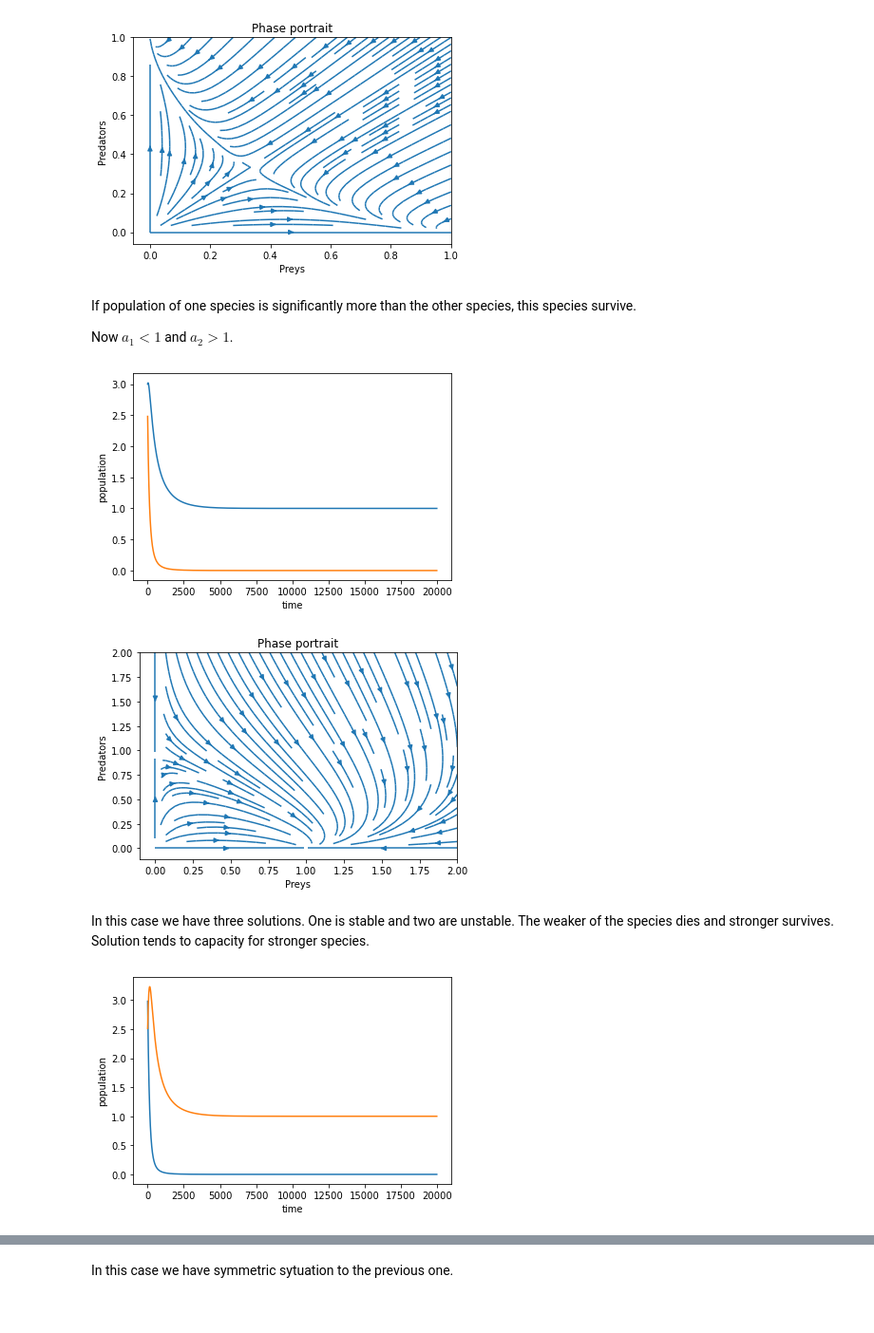
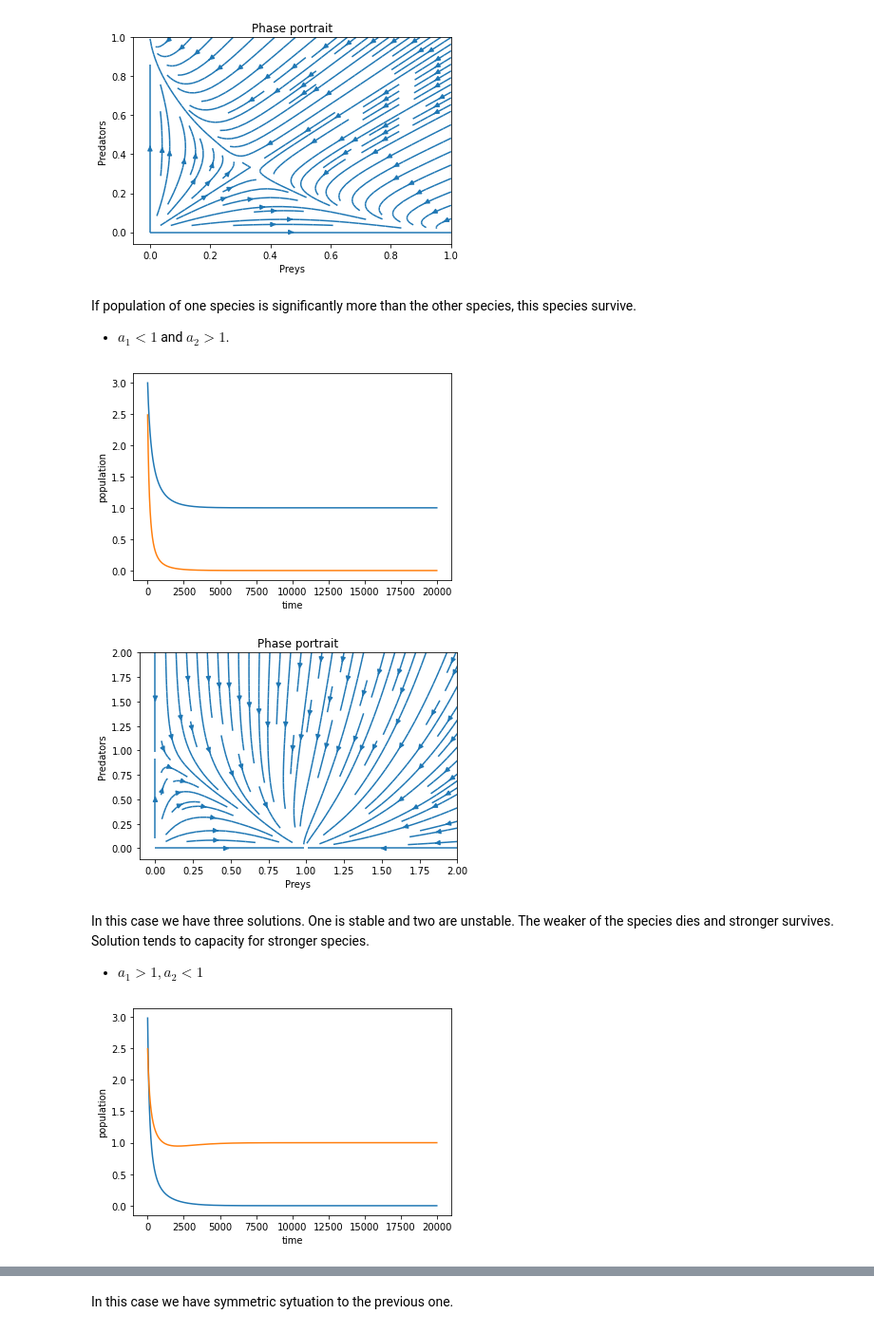
Before and after one commit to Deneverhad/Lotka, a Jupyter notebook: Lotka-Voltera.ipynb, the cells around one changed output, grey strips where cells are left out. Shown at 95% size. Cells and saved outputs as stored; diff of their text form; code cells hidden in the pictures.

```diff
--- a/Lotka-Voltera.ipynb
+++ b/Lotka-Voltera.ipynb
@@ -247,11 +248,11 @@ phase_plot(competitions, 1, 10)
 # %% [markdown]
 If population of one species is significantly more than the other species, this species survive.
 
-Now $ a_1 < 1 $ and $ a_2 > 1 $.
+- $ a_1 < 1 $ and $ a_2 > 1 $.
 # %%
 r= 1.0; s = 1.0
 k1 = 1.0; k2 = 1.0
-a1 = -1.0; a2 = 2.0
+a1 = 0.2; a2 = 2.0
 
 Y1 = [3.0, 2.5]
 
@@ -274,40 +275,42 @@ plt.xlabel("time")
 plt.ylabel("population")
 plt.show()
 # %% [output]
-[figure, old version]
+[figure, new version]
 # %%
 phase_plot(competitions, 2, 10)
 # %% [output]
-[figure, old version]
+[figure, new version]
 # %% [markdown]
 In this case we have three solutions. One is stable and two are unstable. The weaker of the species dies and stronger survives. Solution tends to capacity for stronger species.
+
+- $a_1 > 1, a_2 < 1 $
 # %%
 r= 1.0; s = 1.0
 k1 = 1.0; k2 = 1.0
-a1 = 2.0; a2 = -2.0
+a1 = 2.0; a2 = 0.7
 
 Y1 = [3.0, 2.5]
 
 #F -> (t, N, P)
 competitions = [lambda F: F[1] * r * (1 - (F[1] / k1) - a1 * (F[2] / k2)),
              lambda F: F[2] * s * (1 - (F[2] / k2) - a2 *  (F[1] / k1))]
 
 solver = runge_kutta_method(competitions, 20, 0, Y1)
 
 data_plot = []
 data_plot2 = []
 
 for i in range(0,len(solver)):
     data_plot.append(solver[i][0])
     data_plot2.append(solver[i][1])
 
 plt.plot(data_plot,label="prey")
 plt.plot(data_plot2,label="predator")
 plt.xlabel("time")
 plt.ylabel("population")
 plt.show()
 # %% [output]
-[figure, old version]
+[figure, new version]
 # %%
 phase_plot(competitions, 2, 10)
 # %% [output]
```
Also changed, not shown: parts of 4 cells of this notebook.
